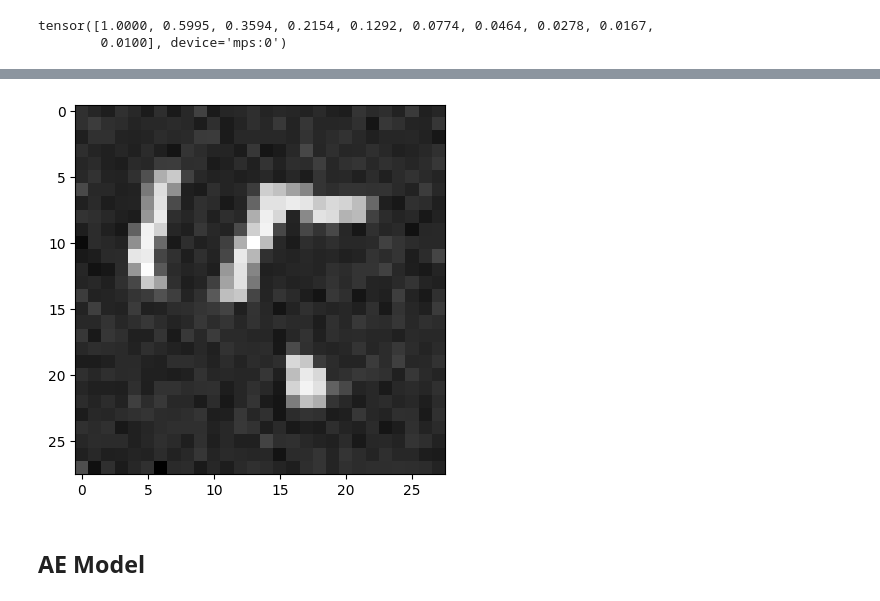
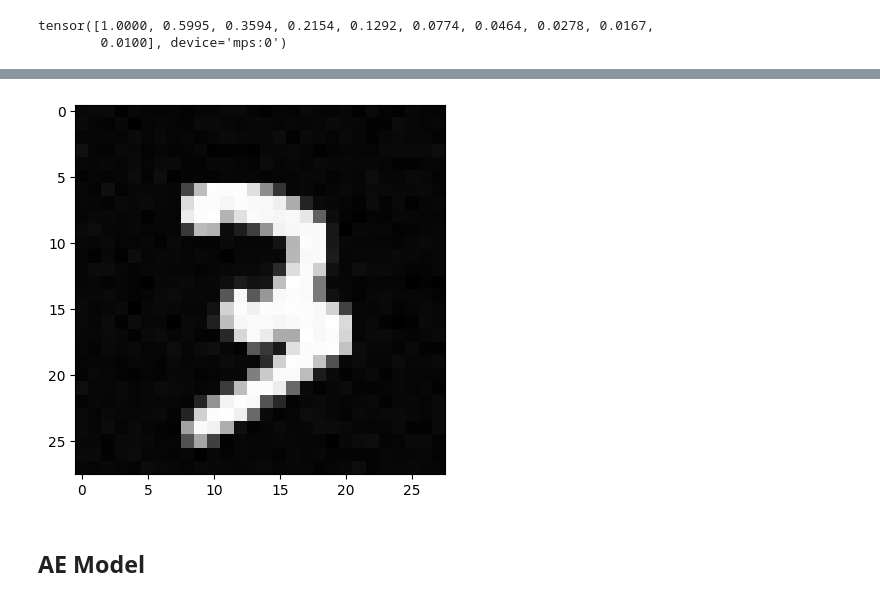
Before and after one commit to YasBroek/PGM-Denoising_Score_Matching, a Jupyter notebook: langevin.ipynb, the cells around one changed output, grey strips where cells are left out. Cells and saved outputs as stored; diff of their text form; code cells hidden in the pictures.

```diff
--- a/langevin.ipynb
+++ b/langevin.ipynb
@@ -279,10 +294,10 @@ trainer.train(loss_fn, optimizer, losses, epochs=200, verbose=True, reset=False)
 # %%
 save_checkpoint("ncsn_mnist.pth", model, optimizer, losses)
 # %%
-img = sampler.sample(shape[::-1])
+img = sampler.sample(shape[::-1], epsilon=2e-5)
 plot_img(img)
 # %% [output]
-[figure, old version]
+[figure, new version]
 # %% [markdown]
 ## AE Model
 # %%
```
Also changed, not shown: parts of 4 cells of this notebook, 3 other files.
